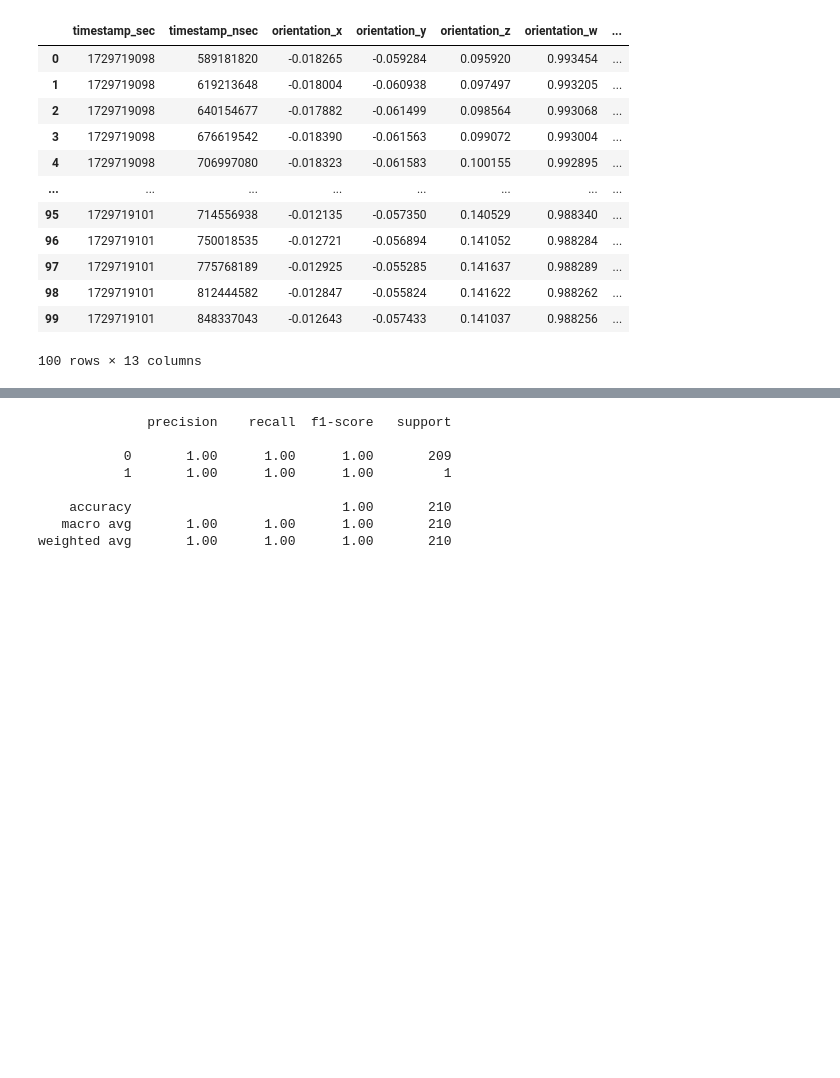
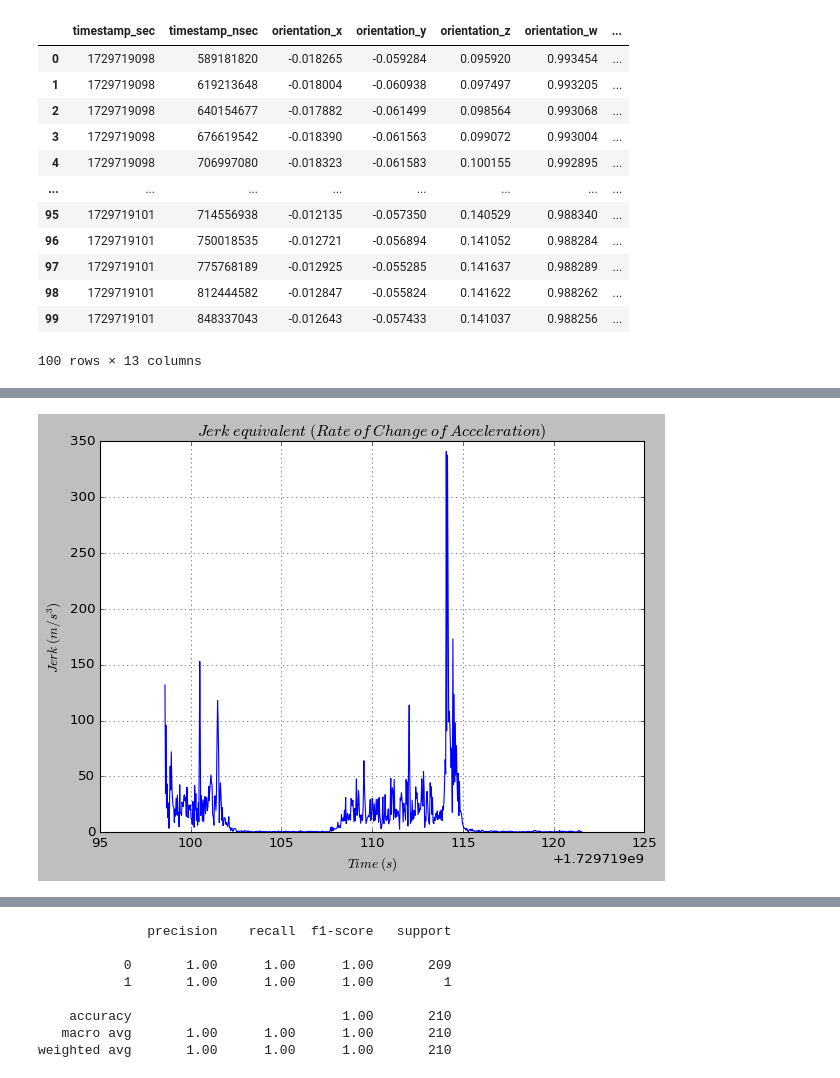
Before and after one commit to DuneV/Kiwi-IE-test, a Jupyter notebook: analysis/notebooks/processing.ipynb, the cells around one changed output, grey strips where cells are left out. Cells and saved outputs as stored; diff of their text form; code cells hidden in the pictures; blank space fills up the shorter version.

```diff
--- a/analysis/notebooks/processing.ipynb
+++ b/analysis/notebooks/processing.ipynb
@@ -130,0 +314,13 @@ plt.show()
+# %%
+data_jerk[f'filter_jerk_vector'] = np.sqrt((data_jerk[f'filter_jerk_x'])**2  + (data_jerk[f'filter_jerk_y'])**2  + (data_jerk[f'filter_jerk_z'])**2)
+# %%
+plt.plot(data_jerk["time(s)"], data_jerk[f'filter_jerk_vector'])
+plt.title(r"$Jerk\;equivalent\; (Rate\; of\; Change\; of\; Acceleration)$")
+plt.xlabel(r"$Time\; (s)$")
+plt.ylabel(r"$Jerk\; (m/s^3)$")
+plt.grid()
+
+plt.tight_layout()
+plt.show()
+# %% [output]
+[figure, added]
```
Also changed, not shown: parts of 109 cells of this notebook, 43 other files.
